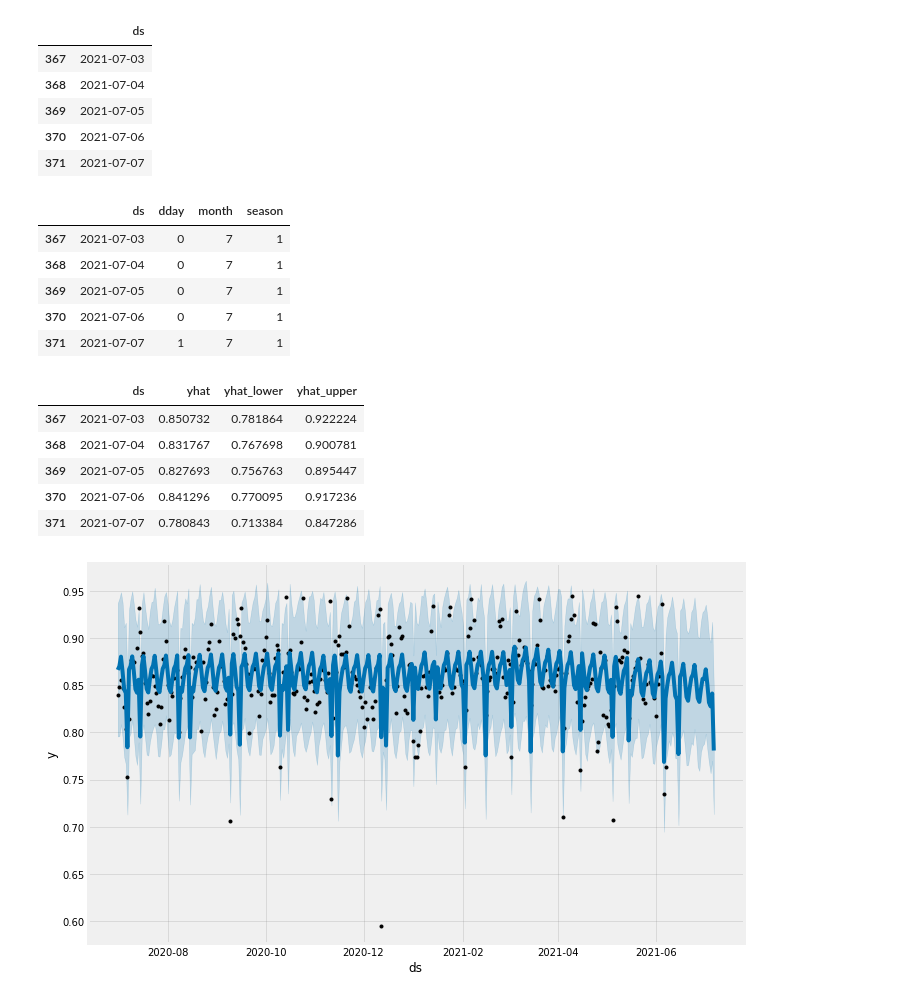
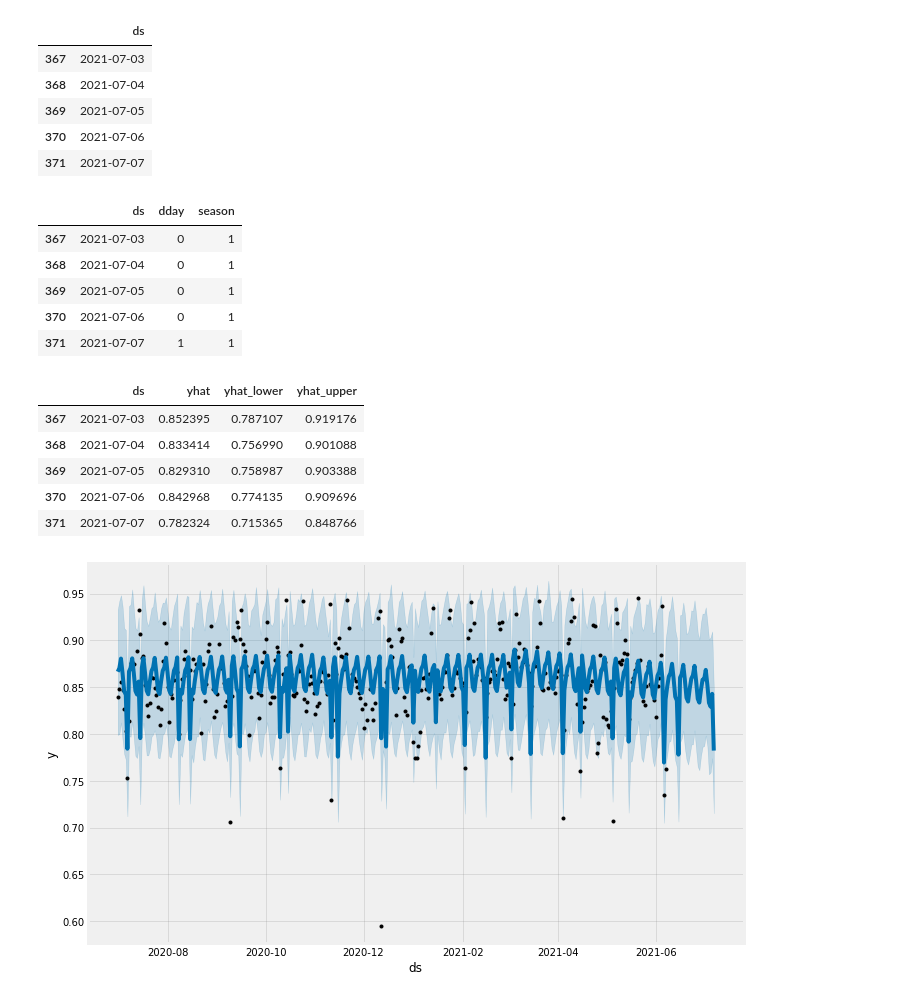
Before and after one commit to basshopee/net_rate, a Jupyter notebook: net_rate_regression.ipynb, the cells around one changed output. Drawn from its saved outputs; the diff is of its cells as text; code cells hidden in the pictures.

```diff
--- a/net_rate_regression.ipynb
+++ b/net_rate_regression.ipynb
@@ -24,8 +25,8 @@ def MAPE(Y_actual,Y_Predicted):
     mape = np.mean(np.abs((Y_actual - Y_Predicted)/Y_actual))*100
     return mape
 # %%
-train = pd.read_csv('/content/drive/My Drive/net_rate/Data/train.csv').drop('gmv_rate',axis=1)
-val = pd.read_csv('/content/drive/My Drive/net_rate/Data/val.csv').drop('gmv_rate',axis=1)
+train = pd.read_csv('/content/drive/My Drive/net_rate/Data/7.7/train.csv').drop('gmv_rate',axis=1)
+val = pd.read_csv('/content/drive/My Drive/net_rate/Data/7.7/val.csv').drop('gmv_rate',axis=1)
 val.tail()
 # %% [output]
 |  | date | net_rate |
@@ -207,12 +207,3 @@ eng.tail()
 | 369 | 2021-07-05 | 0.850116 | 0 |
 | 370 | 2021-07-06 | 0.851735 | 0 |
 | 371 | 2021-07-07 | 0.666483 | 1 |
-# %%
-month = []
-for i in range(len(eng)):
-    st = str(eng.date[i])
-    num_month = int(st[5:7])
-    month.append(num_month)
-
-eng['month'] = month
-eng.tail()
@@ -284,7 +264,6 @@ multi_train.tail() #input train dataset
 multi_model = Prophet(interval_width=0.95)
 # %%
 multi_model.add_regressor('dday', standardize=False)
-multi_model.add_regressor('month', standardize=False)
 multi_model.add_regressor('season', standardize=False)
 # %% [output]
 <fbprophet.forecaster.Prophet at 0x...>
@@ -307,26 +286,25 @@ multi_future.tail()
 # %%
 # must know future value
 multi_future['dday'] = multi_eng['dday']
-multi_future['month'] = multi_eng['month']
 multi_future['season'] = multi_eng['season']
 multi_future.tail()
 # %% [output]
-|  | ds | dday | month | season |
-| 367 | 2021-07-03 | 0 | 7 | 1 |
-| 368 | 2021-07-04 | 0 | 7 | 1 |
-| 369 | 2021-07-05 | 0 | 7 | 1 |
-| 370 | 2021-07-06 | 0 | 7 | 1 |
-| 371 | 2021-07-07 | 1 | 7 | 1 |
+|  | ds | dday | season |
+| 367 | 2021-07-03 | 0 | 1 |
+| 368 | 2021-07-04 | 0 | 1 |
+| 369 | 2021-07-05 | 0 | 1 |
+| 370 | 2021-07-06 | 0 | 1 |
+| 371 | 2021-07-07 | 1 | 1 |
 # %%
 multi_forecast = multi_model.predict(multi_future)
 multi_forecast[['ds','yhat','yhat_lower','yhat_upper']].tail()
 # %% [output]
 |  | ds | yhat | yhat_lower | yhat_upper |
-| 367 | 2021-07-03 | 0.850732 | 0.781864 | 0.922224 |
-| 368 | 2021-07-04 | 0.831767 | 0.767698 | 0.900781 |
-| 369 | 2021-07-05 | 0.827693 | 0.756763 | 0.895447 |
-| 370 | 2021-07-06 | 0.841296 | 0.770095 | 0.917236 |
-| 371 | 2021-07-07 | 0.780843 | 0.713384 | 0.847286 |
+| 367 | 2021-07-03 | 0.852395 | 0.787107 | 0.919176 |
+| 368 | 2021-07-04 | 0.833414 | 0.756990 | 0.901088 |
+| 369 | 2021-07-05 | 0.829310 | 0.758987 | 0.903388 |
+| 370 | 2021-07-06 | 0.842968 | 0.774135 | 0.909696 |
+| 371 | 2021-07-07 | 0.782324 | 0.715365 | 0.848766 |
 # %%
 multi_fig = multi_model.plot(multi_forecast)
 # %% [output]
```
Also changed, not shown: parts of 26 cells of this notebook.
